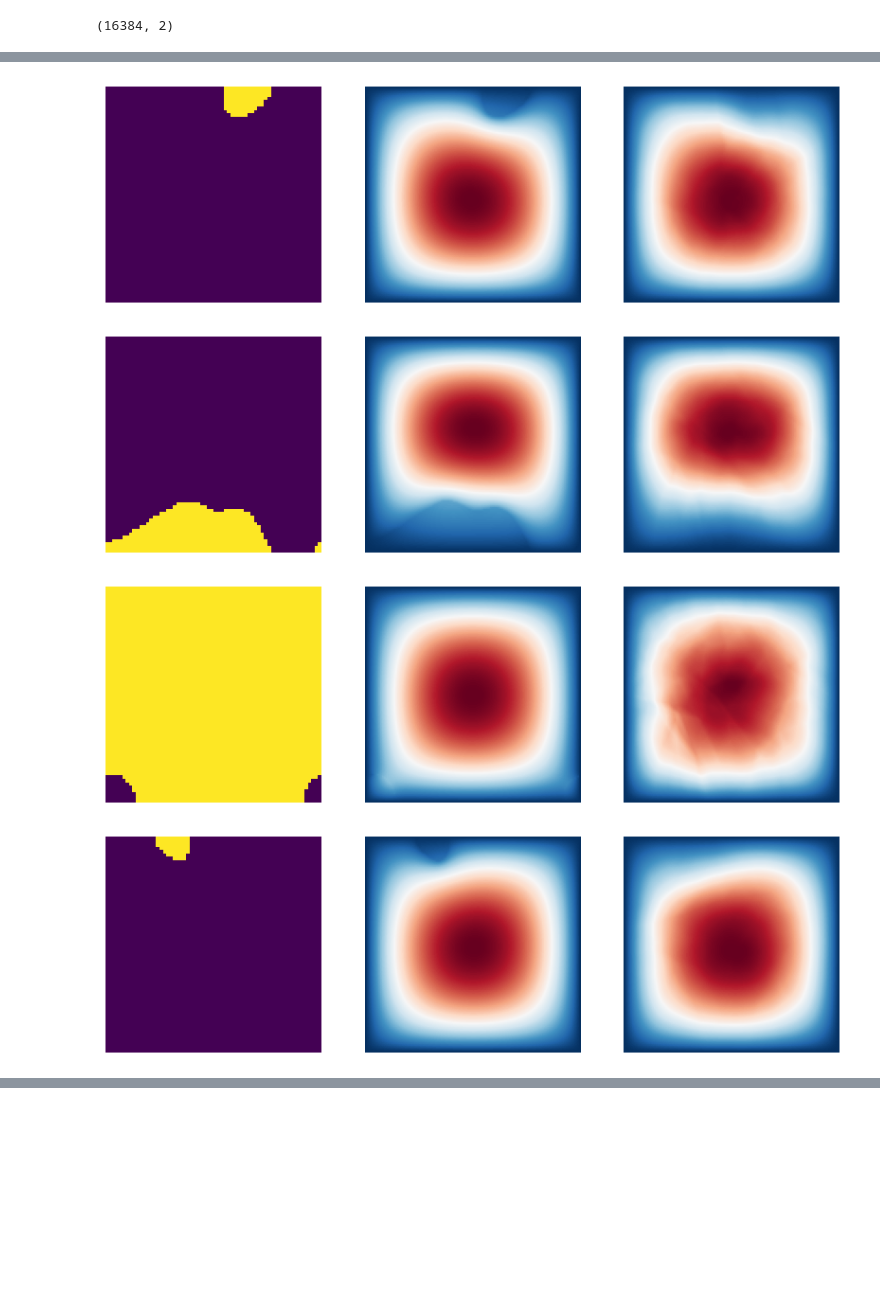
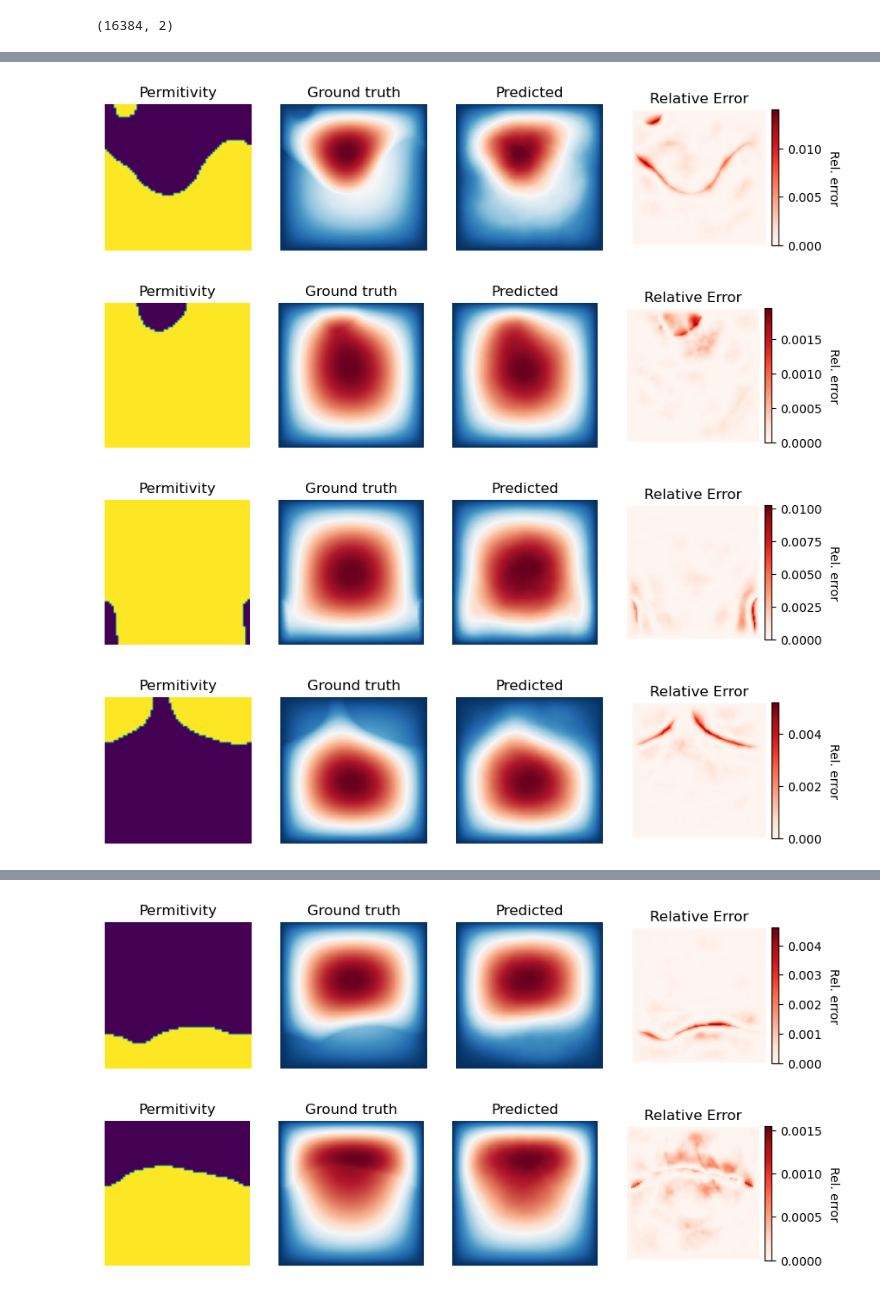
Before and after one commit to TheoHanon/NeuralFlow, a Jupyter notebook: Experiments/Darcy Flow/operator_learn.ipynb, the cells around one changed output, grey strips where cells are left out. Cells and saved outputs as stored; diff of their text form; code cells hidden in the pictures; blank space fills up the shorter version.

```diff
--- a/Experiments/Darcy Flow/operator_learn.ipynb
+++ b/Experiments/Darcy Flow/operator_learn.ipynb
@@ -13,24 +14,24 @@ Device : /gpu:0
 model = DeepONet(
     n_branch = 64,
     n_trunk = 2,
-    width = 20,
+    width = 100,
     depth = 3,
-    output_dim = 30,
+    output_dim = 100,
     activation = "relu",
 )
 
 loss_fn = tf.keras.losses.MeanSquaredError(reduction=tf.keras.losses.Reduction.SUM)
 
 lr_schedule = CosineAnnealingSchedule(
-    initial_learning_rate=1e-3,
-    decay_steps=50,
+    initial_learning_rate=0.001,
+    decay_steps=100,
     alpha=0.0
 )
 
 optimizer = tf.keras.optimizers.Adam(learning_rate=lr_schedule)
 # %%
 dataloader = DarcyDatasetLoader("DarcyDataset")
-train_dataset, test_dataset = dataloader.get_split(test_size = 0.2, batch_size = 128, frac = 0.5)
+train_dataset, test_dataset = dataloader.get_split(test_size = 0.2, batch_size = 128, frac = 0.8)
 # %%
 def downsample(a, u):
     a = tf.expand_dims(a, axis=-1)
@@ -41,8 +42,8 @@ def downsample(a, u):
 
     return a_downsampled, u
 # %%
-train_dataset = train_dataset.map(lambda a, u : downsample(a, u))
-test_dataset  = test_dataset.map(lambda a, u : downsample(a, u))
+train_dataset = train_dataset.map(lambda a, u : downsample(a, u/1e-2))
+test_dataset  = test_dataset.map(lambda a, u : downsample(a, u/1e-2))
 # %%
 grid = tf.meshgrid(tf.linspace(0.0, 1.0, 128), tf.linspace(0.0, 1.0, 128))
 grid = tf.reshape(tf.stack(grid, axis=-1), (128*128, 2))
@@ -78,20 +79,29 @@ Epoch[726/1000] Loss : 6.929825031e-05
 # %%
 import matplotlib.pyplot as plt
 
 for a, u in test_dataset.take(10):
-    fig, ax = plt.subplots(1, 3, figsize=(10, 5))
+    fig, ax = plt.subplots(1, 4, figsize=(10, 5))
     u_pred = model(a, grid)
-    u_pred = tf.reshape(u_pred, (-1, 128*128))
+    u_pred = tf.reshape(u_pred, (-1, 128,128))
+
     ax[0].imshow(tf.reshape(a[0], (64, 64)), cmap = "viridis")
     ax[0].set_axis_off()
-    ax[1].imshow(tf.reshape(u[0], (128, 128)), cmap = "RdBu_r")
+    ax[0].set_title("Permitivity")
+    ax[1].imshow(u[0], cmap = "RdBu_r")
     ax[1].set_axis_off()
-    ax[2].imshow(tf.reshape(u_pred[0], (128, 128)), cmap = "RdBu_r")
+    ax[1].set_title("Ground truth")
+    ax[2].imshow(u_pred[0], cmap = "RdBu_r")
     ax[2].set_axis_off()
+    ax[2].set_title("Predicted")
 
+    im3 = ax[3].imshow(np.abs(u_pred[0] - u[0])**2 / np.max(u[0]**2), cmap = "Reds")
+    ax[3].set_axis_off()
+    ax[3].set_title("Relative Error")
+    cbar = fig.colorbar(im3, ax=ax[3], orientation="vertical", fraction=0.046, pad=0.04)
+    cbar.set_label('Rel. error', rotation=270, labelpad=15)
     plt.show()
 # %% [output]
-[figure, old version]
+[figure, new version]
-[figure, old version]
+[figure, new version]
-[figure, old version]
+[figure, new version]
-[figure, old version]
+[figure, new version]
@@ -101,0 +112,2 @@ for a, u in test_dataset.take(10):
+[figure, added]
+[figure, added]
```
Also changed, not shown: parts of 3 cells of this notebook.
